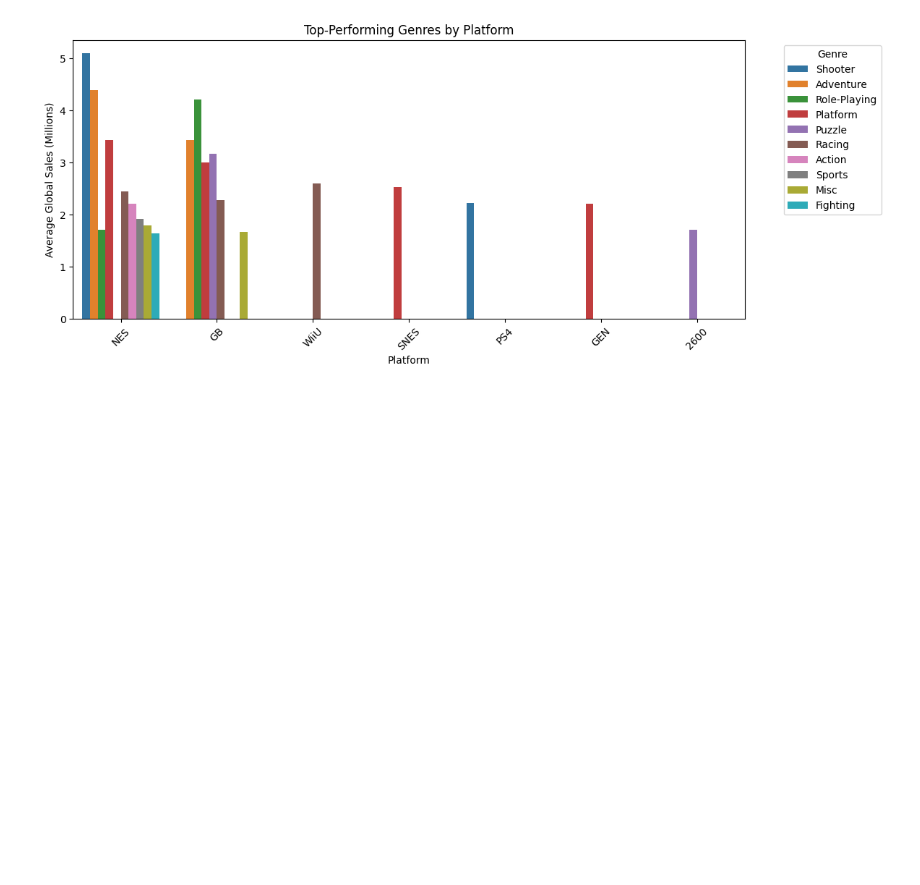
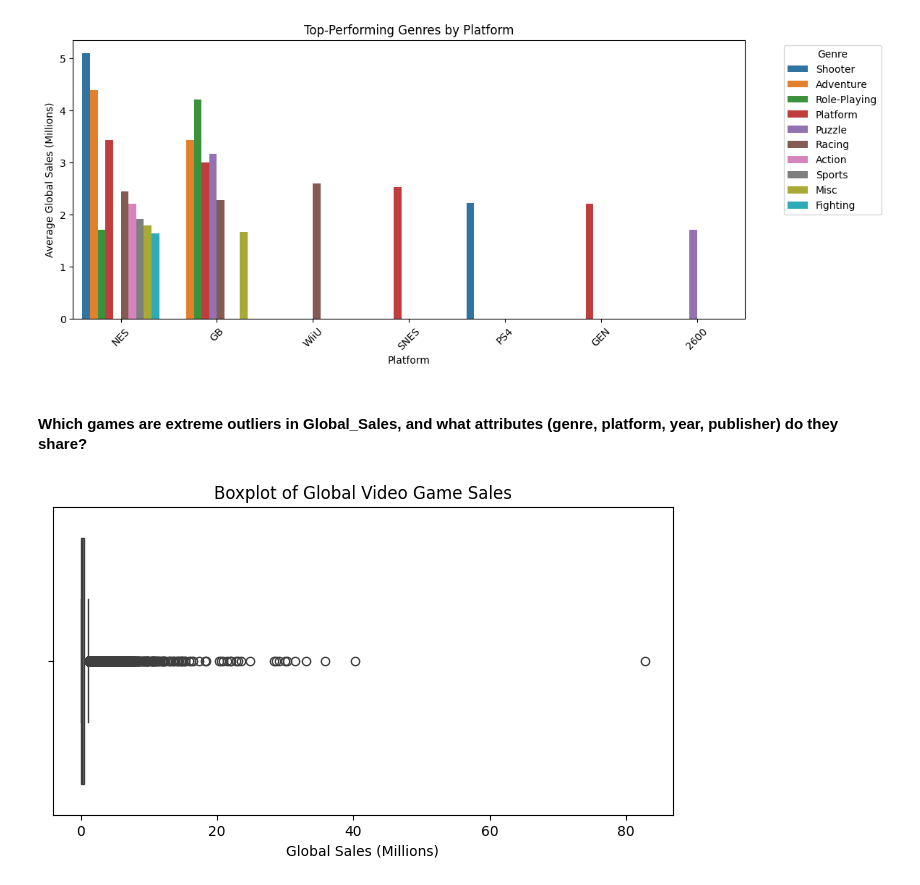
Before and after one commit to Darknight47/Data-Science-Projects-03, a Jupyter notebook: Sales_Prediction.ipynb, the cells around one changed output. Drawn from its saved outputs; the diff is of its cells as text; code cells hidden in the pictures; blank space fills up the shorter version.

Commit message:
outlier games in Global_Sales

```diff
--- a/Sales_Prediction.ipynb
+++ b/Sales_Prediction.ipynb
@@ -309,3 +309,13 @@ plt.xticks(rotation=45)
 plt.show()
 # %% [output]
 [figure]
+# %% [markdown]
+#### Which games are extreme outliers in Global_Sales, and what attributes (genre, platform, year, publisher) do they share?
+# %%
+plt.figure(figsize=(8, 4))
+sns.boxplot(x=cleaned_dataset['Global_Sales'])
+plt.xlabel('Global Sales (Millions)')
+plt.title('Boxplot of Global Video Game Sales')
+plt.show()
+# %% [output]
+[figure, added]
```
Also changed, not shown: parts of 4 cells of this notebook.
